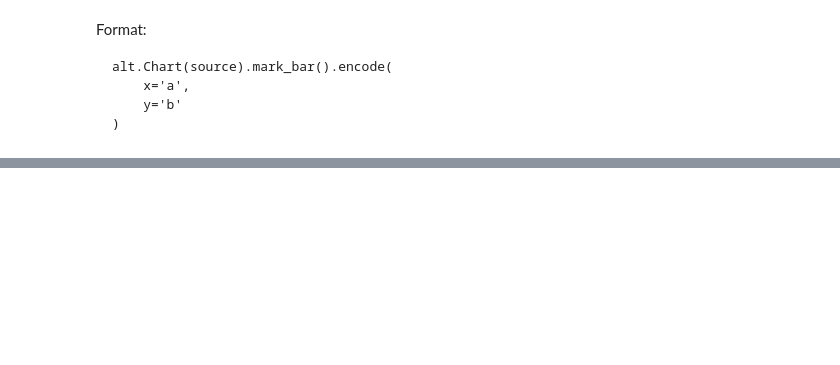
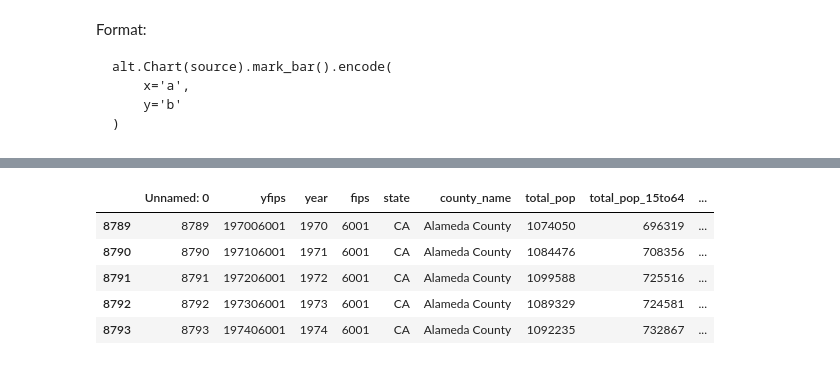
Before and after one commit to corintxt/incarceration-interactive, a Jupyter notebook: data processing.ipynb, the cells around one changed output, grey strips where cells are left out. Saved outputs shown, nothing was run; the diff lists cells and outputs as text; code cells hidden in the pictures; blank space fills up the shorter version.

```diff
--- a/data processing.ipynb
+++ b/data processing.ipynb
@@ -39,0 +61,11 @@ https://altair-viz.github.io/user_guide/troubleshooting.html
+# %%
+alameda_percs = df2[df.county_name=='Alameda County']
+# %%
+alameda_percs.head()
+# %% [output]
+|  | Unnamed: 0 | yfips | year | fips | state | county_name | total_pop | total_pop_15to64 | ... |
+| 8789 | 8789 | 197006001 | 1970 | 6001 | CA | Alameda County | 1074050 | 696319 | ... |
+| 8790 | 8790 | 197106001 | 1971 | 6001 | CA | Alameda County | 1084476 | 708356 | ... |
+| 8791 | 8791 | 197206001 | 1972 | 6001 | CA | Alameda County | 1099588 | 725516 | ... |
+| 8792 | 8792 | 197306001 | 1973 | 6001 | CA | Alameda County | 1089329 | 724581 | ... |
+| 8793 | 8793 | 197406001 | 1974 | 6001 | CA | Alameda County | 1092235 | 732867 | ... |
```
Also changed, not shown: parts of 18 cells of this notebook, 1 other file.
